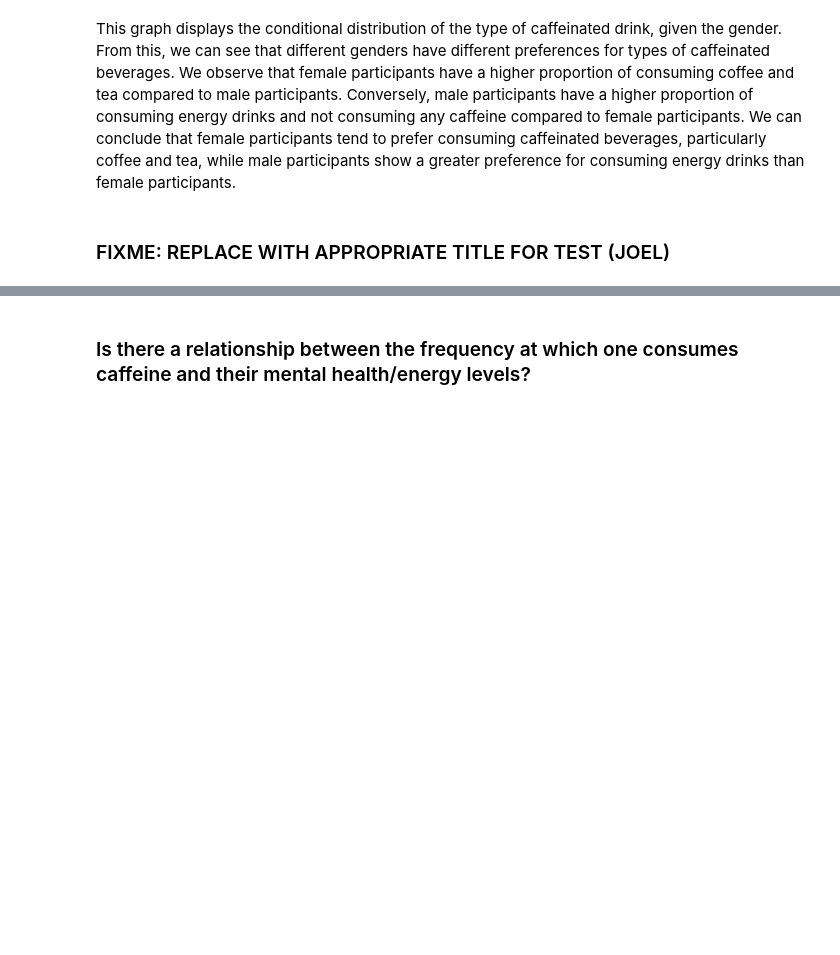
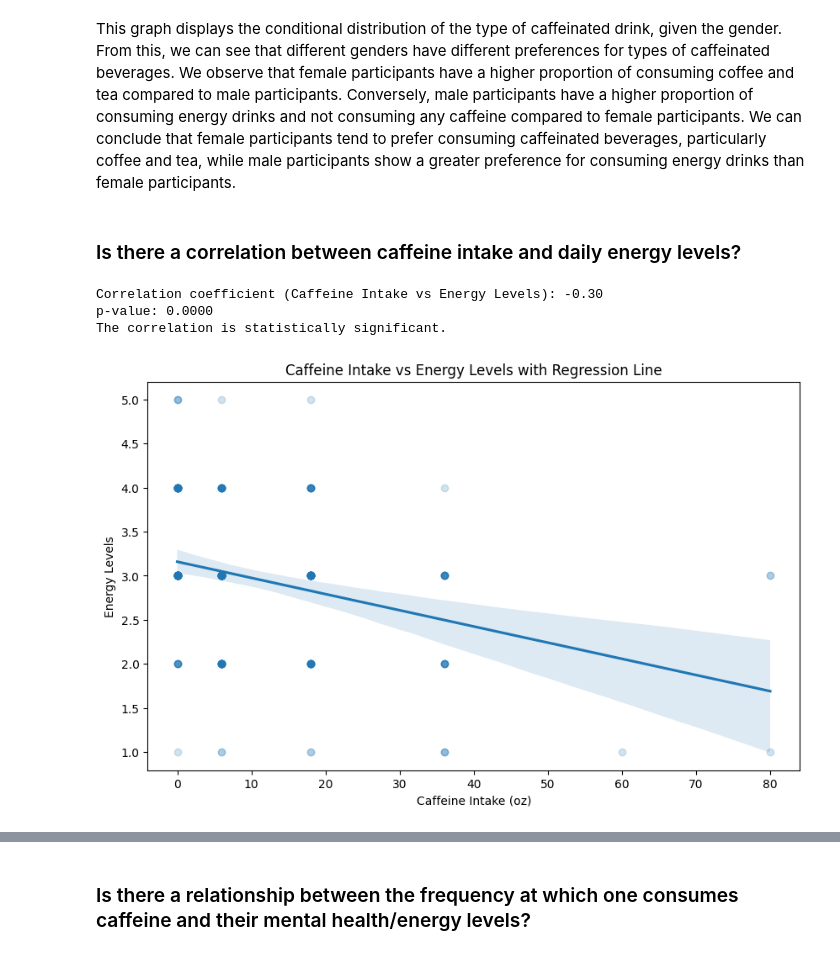
Before and after one commit to rzhou052/CS105-Mini-Project, a Jupyter notebook: Mini-Project.ipynb, the cells around one changed output, grey strips where cells are left out. Cells and saved outputs as stored; diff of their text form; code cells hidden in the pictures; blank space fills up the shorter version.

Commit message:
Added Joel's portion - still needs summaries/analyses

```diff
--- a/Mini-Project.ipynb
+++ b/Mini-Project.ipynb
@@ -179,5 +181,3 @@ type_given_gender.plot.bar(stacked=True)
 [figure]
 # %% [markdown]
 This graph displays the conditional distribution of the type of caffeinated drink, given the gender. From this, we can see that different genders have different preferences for types of caffeinated beverages. We observe that female participants have a higher proportion of consuming coffee and tea compared to male participants. Conversely, male participants have a higher proportion of consuming energy drinks and not consuming any caffeine compared to female participants. We can conclude that female participants tend to prefer consuming caffeinated beverages, particularly coffee and tea, while male participants show a greater preference for consuming energy drinks than female participants.
-# %% [markdown]
-### FIXME: REPLACE WITH APPROPRIATE TITLE FOR TEST (JOEL)
@@ -185,0 +184,33 @@ This graph displays the conditional distribution of the type of caffeinated drin
+# %% [markdown]
+### Is there a correlation between caffeine intake and daily energy levels?
+# %%
+caffeine_amount_map = {
+    "Less than 12 oz (about 1 cup)": 6,
+    "12-24 oz (1 - 2 cups)": 18,
+    "25-48 oz (2 - 4 cups)": 36,
+    "49-72 oz (4 - 6 cups)": 60,
+    "More than 72 oz (over 6 cups)": 80,
+    "0 oz": 0
+}
+# Apply map to convert caffeineIntake to numeric values
+df['caffeineIntake'] = df['caffeineIntake'].map(caffeine_amount_map)
+# Create cleaned DataFrame without NaN values
+df_cleaned = df.dropna(subset=['caffeineIntake', 'energyLevels'])
+corr_caffeine_energy, p_value = pearsonr(df_cleaned['caffeineIntake'], df_cleaned['energyLevels'])
+print(f'Correlation coefficient (Caffeine Intake vs Energy Levels): {corr_caffeine_energy:.2f}')
+print(f'p-value: {p_value:.4f}')
+if p_value <= 0.05:
+    print("The correlation is statistically significant.")
+else:
+    print("The correlation is not statistically significant.")
+plt.figure(figsize=(10, 6))
+sns.regplot(x='caffeineIntake', y='energyLevels', data=df_cleaned, scatter_kws={'alpha':0.2})
+plt.title('Caffeine Intake vs Energy Levels with Regression Line')
+plt.xlabel('Caffeine Intake (oz)')
+plt.ylabel('Energy Levels')
+plt.show()
+# %% [output]
+Correlation coefficient (Caffeine Intake vs Energy Levels): -0.30
+p-value: 0.0000
+The correlation is statistically significant.
+[figure, added]
```
Also changed, not shown: parts of 4 cells of this notebook.
